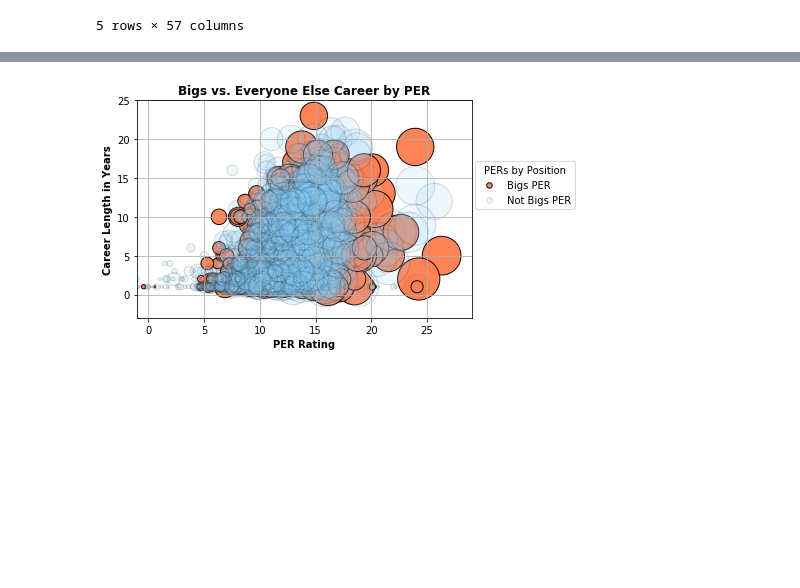
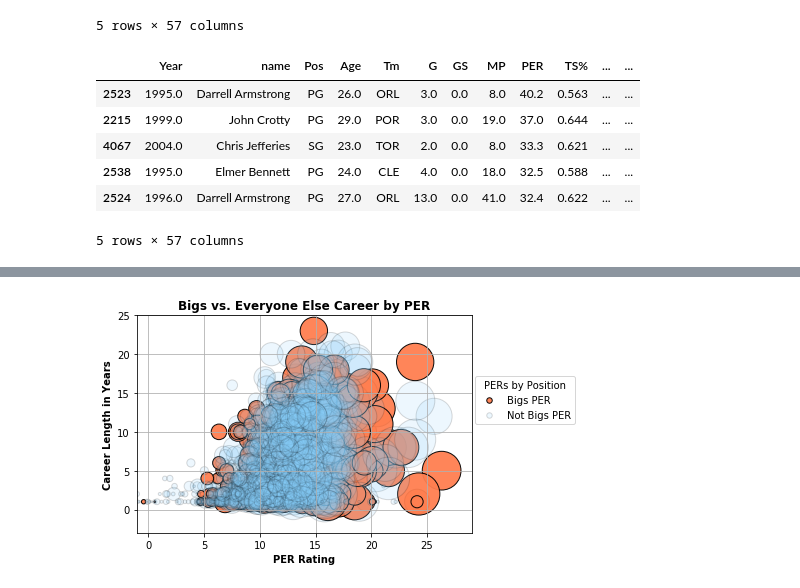
Before and after one commit to reedkm/project_one, a Jupyter notebook: JMbranch.ipynb, the cells around one changed output, grey strips where cells are left out. Drawn from its saved outputs; the diff is of its cells as text; code cells hidden in the pictures; blank space fills up the shorter version.

```diff
--- a/JMbranch.ipynb
+++ b/JMbranch.ipynb
@@ -483,3 +483,18 @@ nba_otherposmerge.head()
 | 3 | 1982.0 | Chris Ford | SG | 33.0 | BOS | 76.0 | 53.0 | 1591.0 | 7.8 | 0.458 | ... | ... |
 | 4 | 1980.0 | Gerald Henderson | PG | 24.0 | BOS | 76.0 | 2.0 | 1061.0 | 12.7 | 0.539 | ... | ... |
 5 rows × 57 columns
+# %%
+#THIS WAS DONE SO THAT I COULD SORT THE TOP PERS AND THEN USE THEM IN A BUBBLE
+centerssortedPER = nba_merge.sort_values('PER', ascending = False)
+otherssortedPER = nba_otherposmerge.sort_values('PER', ascending = False)
+#OBPT30 = onlybigsPERtopthirty["PER"].head(30)
+
+otherssortedPER.head()
+# %% [output]
+|  | Year | name | Pos | Age | Tm | G | GS | MP | PER | TS% | ... | ... |
+| 2523 | 1995.0 | Darrell Armstrong | PG | 26.0 | ORL | 3.0 | 0.0 | 8.0 | 40.2 | 0.563 | ... | ... |
+| 2215 | 1999.0 | John Crotty | PG | 29.0 | POR | 3.0 | 0.0 | 19.0 | 37.0 | 0.644 | ... | ... |
+| 4067 | 2004.0 | Chris Jefferies | SG | 23.0 | TOR | 2.0 | 0.0 | 8.0 | 33.3 | 0.621 | ... | ... |
+| 2538 | 1995.0 | Elmer Bennett | PG | 24.0 | CLE | 4.0 | 0.0 | 18.0 | 32.5 | 0.588 | ... | ... |
+| 2524 | 1996.0 | Darrell Armstrong | PG | 27.0 | ORL | 13.0 | 0.0 | 41.0 | 32.4 | 0.622 | ... | ... |
+5 rows × 57 columns
```
Also changed, not shown: parts of 4 cells of this notebook, 3 other files.
